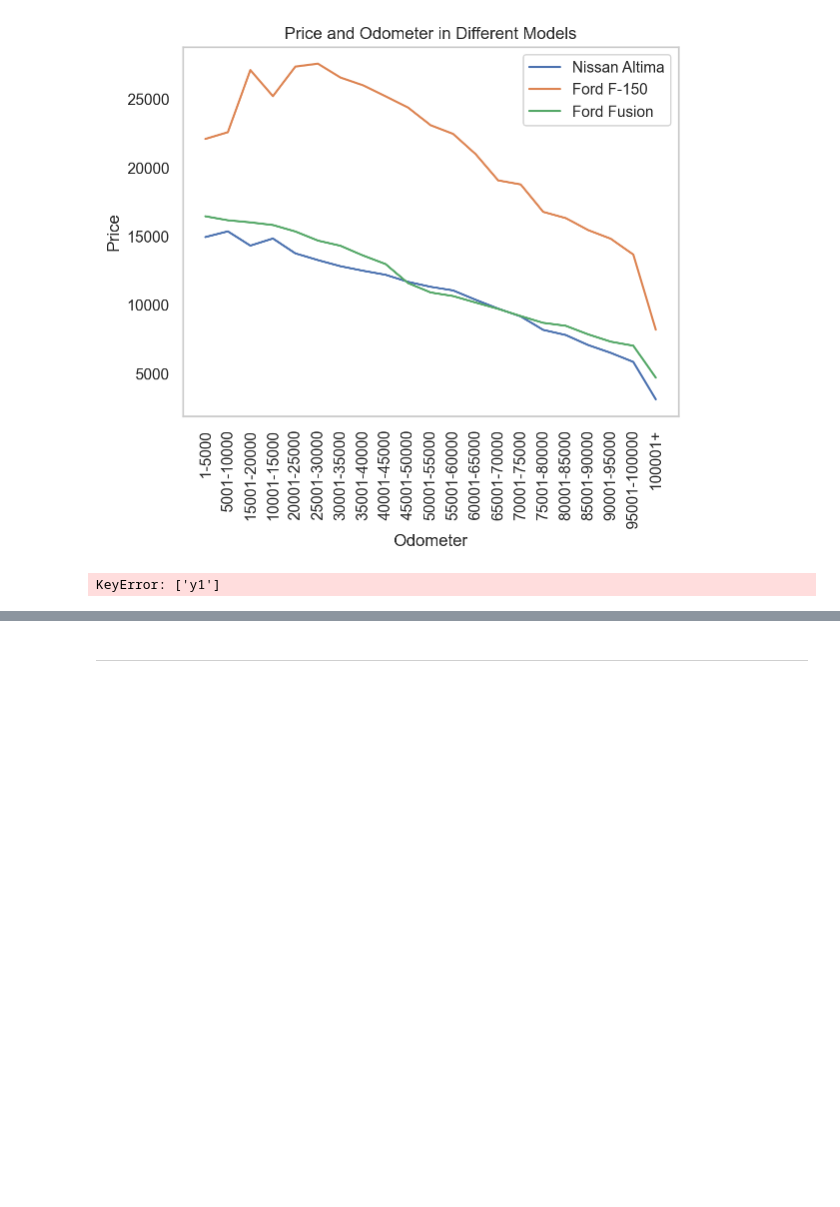
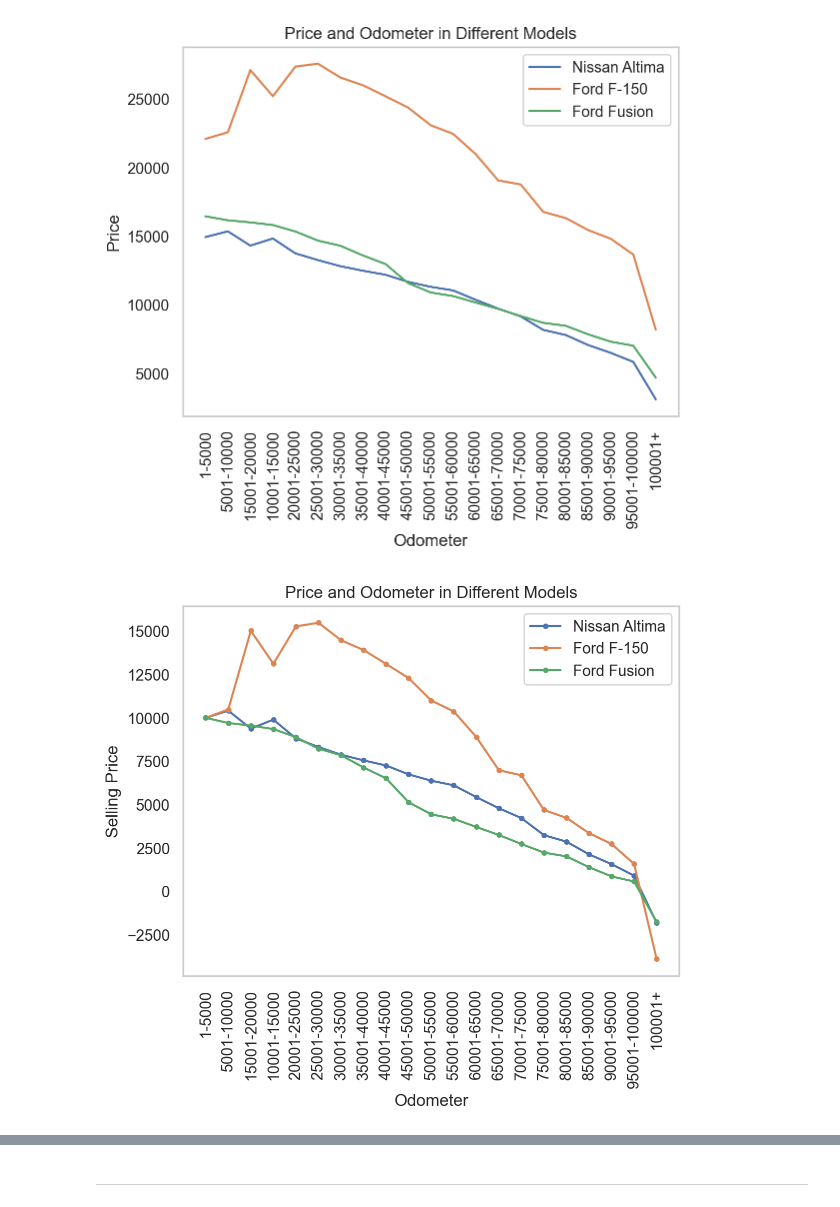
Before and after one commit to Kittisak-M/Best-Strategy-to-Buy-Car-for-Value-Concious-Customer, a Jupyter notebook: Vehicle Sales Analysis.ipynb, the cells around one changed output, grey strips where cells are left out. Cells and saved outputs as stored; diff of their text form; code cells hidden in the pictures; blank space fills up the shorter version.

```diff
--- a/Vehicle Sales Analysis.ipynb
+++ b/Vehicle Sales Analysis.ipynb
@@ -1546,21 +1555,24 @@ plt.plot
 # %% [output]
 <function matplotlib.pyplot.plot(*args: 'float | ArrayLike | str', scalex: 'bool' = True, scaley: 'bool' = True, data=None, **kwargs) -> 'list[Line2D]'>
 [figure]
-# %%
-from scipy.stats import linregress
-import numpy as np
-
-# Remove rows with missing or invalid values
-g_top_cleaned = g_top.dropna(subset=['category', 'y1'])
-y1_cleaned = y1[~np.isnan(y1)]
-
-# Perform linear regression for Nissan Altima
-slope1, intercept1, r_value1, p_value1, std_err1 = linregress(g_top_cleaned['category'], y1_cleaned)
-
-# Repeat the same process for Ford F-150 and Ford Fusion
-# ...
-
-print("Slope for Nissan Altima:", slope1)
-# Print slopes for Ford F-150 and Ford Fusion
-# %% [output]
-KeyError: ['y1']
+# %%
+# Align y-values to start at the same point
+start_value = 10000  # Arbitrary starting value for alignment
+
+alt_mean_aligned = g_top['alt_mean'] - g_top['alt_mean'].iloc[0] + start_value
+f150_mean_aligned = g_top['f150_mean'] - g_top['f150_mean'].iloc[0] + start_value
+fusion_mean_aligned = g_top['fusion_mean'] - g_top['fusion_mean'].iloc[0] + start_value
+
+plt.plot(g_top['category'], alt_mean_aligned, label='Nissan Altima', marker='.')
+plt.plot(g_top['category'], f150_mean_aligned, label='Ford F-150', marker='.')
+plt.plot(g_top['category'], fusion_mean_aligned, label='Ford Fusion', marker='.')
+
+plt.grid(False)
+plt.xticks(rotation=90)
+plt.title('Price and Odometer in Different Models')
+plt.xlabel('Odometer')
+plt.ylabel('Selling Price')
+plt.legend()
+plt.show()
+# %% [output]
+[figure, added]
```
Also changed, not shown: parts of 4 cells of this notebook.
